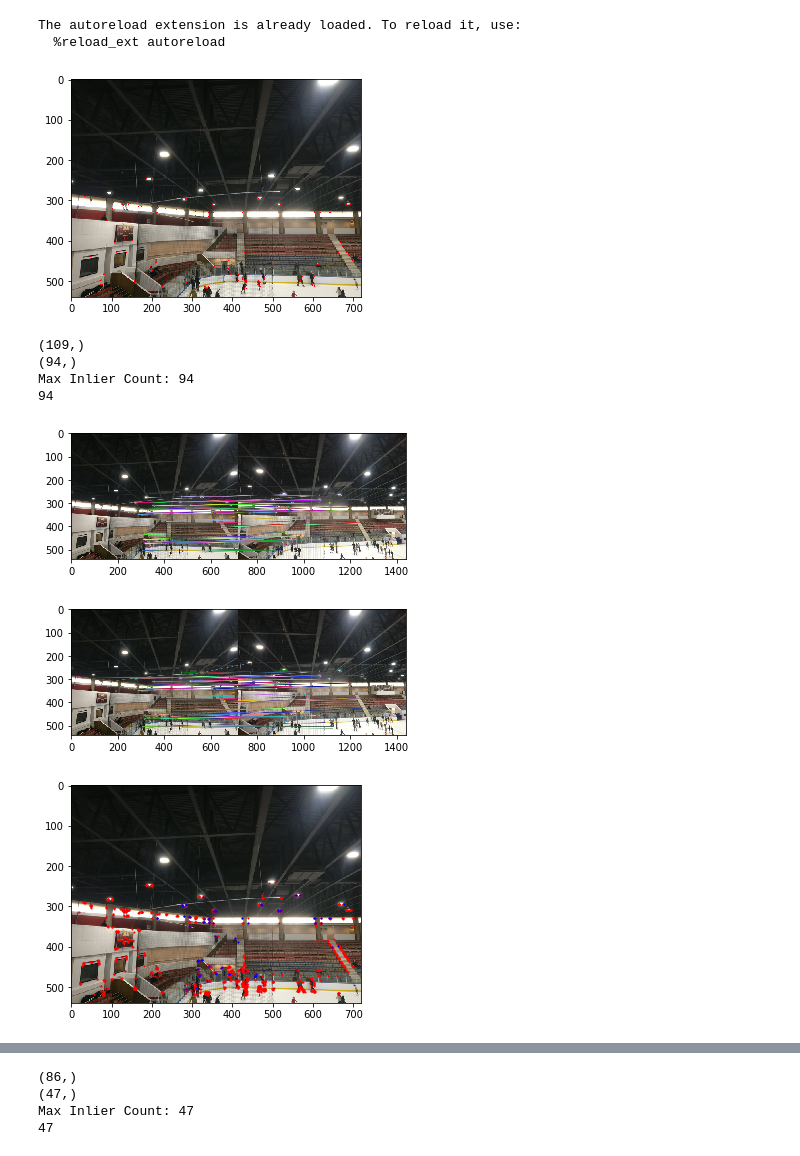
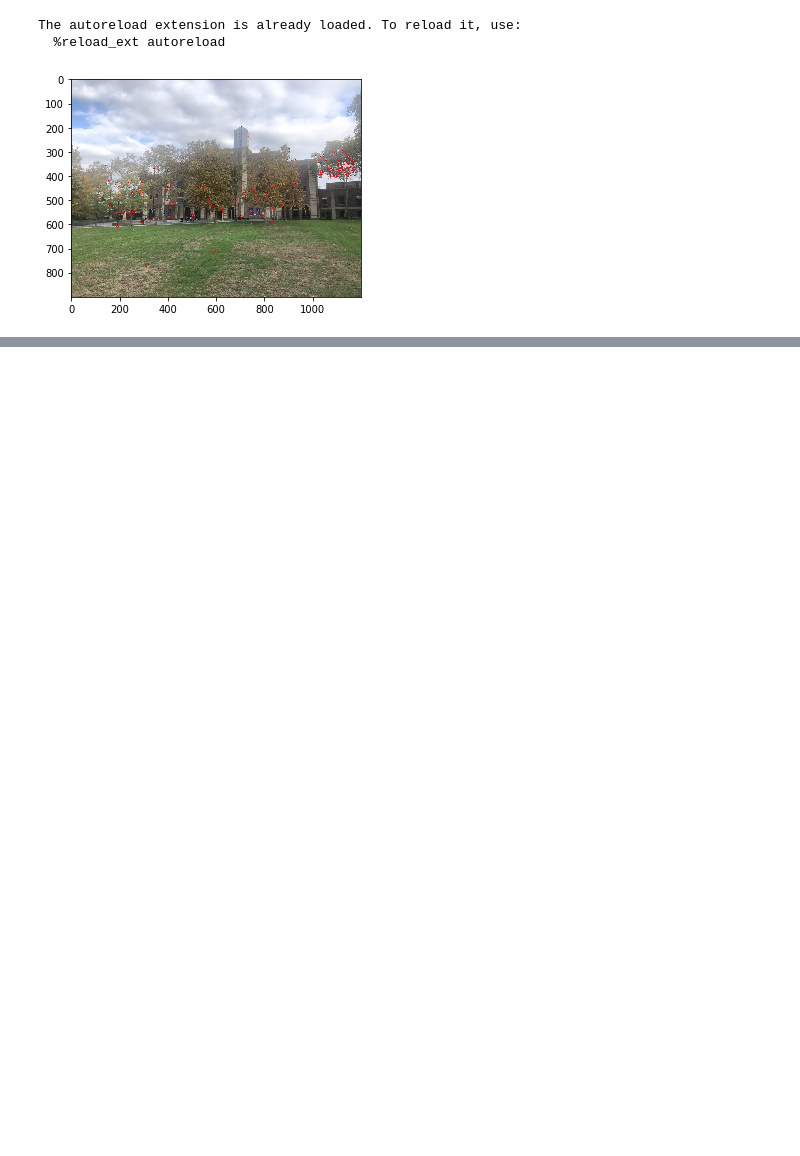
Before and after one commit to shortstheory/cis581-3a, a Jupyter notebook: demo.ipynb, the cells around one changed output, grey strips where cells are left out. Saved outputs shown, nothing was run; the diff lists cells and outputs as text; code cells hidden in the pictures; blank space fills up the shorter version.

```diff
--- a/demo.ipynb
+++ b/demo.ipynb
@@ -15,32 +15,25 @@ The autoreload extension is already loaded. To reload it, use:
 # %%
 # img1=cv2.imread('images/mountain-left.jpg')
 # img2=cv2.imread('images/mountain-middle.jpg')
 # img3=cv2.imread('images/mountain-right.jpg')
 # img1=cv2.imread('images/firewatch-left.jpg')
 # img2=cv2.imread('images/firewatch-middle.jpg')
 # img3=cv2.imread('images/firewatch-right.jpg')
 # img1=cv2.imread('images/web-left.jpg')
 # img2=cv2.imread('images/web-middle.jpg')
 # img3=cv2.imread('images/web-right.jpg')
 # img1=cv2.imread('images/shoemaker-left.jpg')
 # img2=cv2.imread('images/shoemaker-middle.jpg')
 # img3=cv2.imread('images/shoemaker-right.jpg')
-img1=cv2.imread('skR3.jpg')
-img2=cv2.imread('skR2.jpg')
-img3=cv2.imread('skR1.jpg')
+img1=cv2.imread('left.jpg')
+img2=cv2.imread('middle.jpg')
+img3=cv2.imread('right.jpg')
 # img1=cv2.imread('images/gym-left.jpg')
 # img2=cv2.imread('images/gym-middle.jpg')
 # img3=cv2.imread('images/gym-right.jpg')
 
 HLM = get_homography(img1,img2,True,"L")
 HMR = get_homography(img2,img3,True,"R")
 HRM = np.linalg.inv(HMR)
 # %% [output]
-[figure, old version]
+[figure, new version]
-(109,)
-(94,)
-Max Inlier Count: 94
-94
-[figure, removed]
-[figure, removed]
-[figure, removed]
@@ -48,4 +39,0 @@ Max Inlier Count: 94
-(86,)
-(47,)
-Max Inlier Count: 47
-47
```
Also changed, not shown: parts of 2 cells of this notebook, 1 other file.
